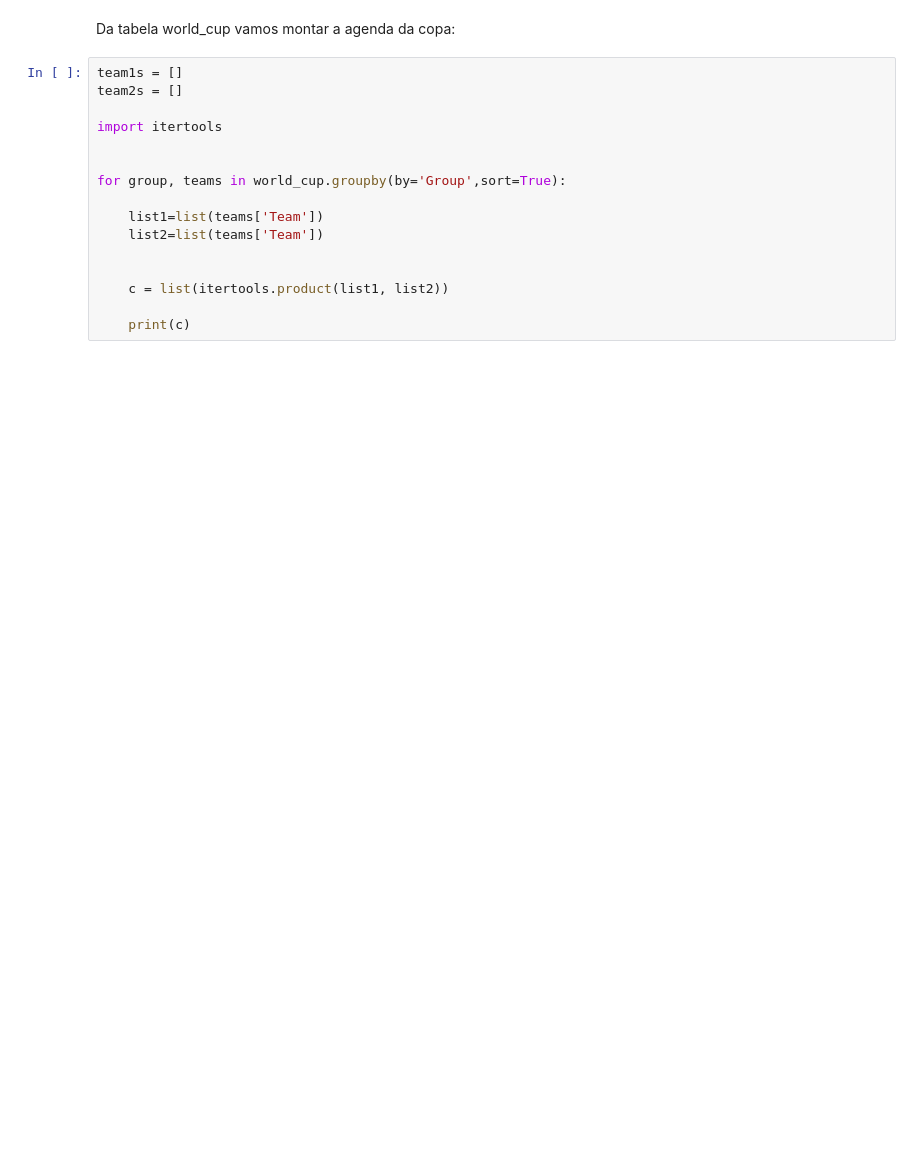
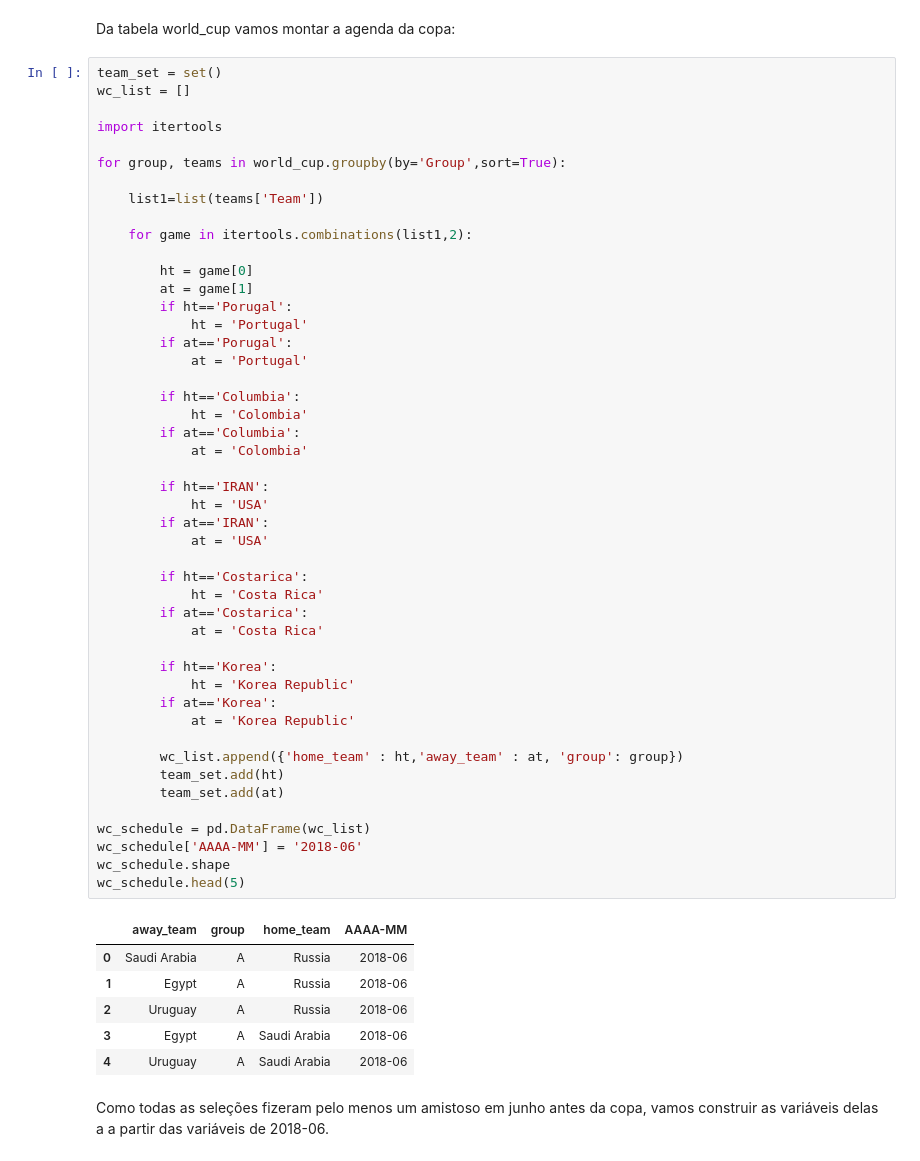
Before and after one commit to hugolouzada/DigitalTwinWorldCup, a Jupyter notebook: DTWorldCup.ipynb, the cells around one changed output. Saved outputs shown, nothing was run; the diff lists cells and outputs as text; blank space fills up the shorter version.

```diff
--- a/DTWorldCup.ipynb
+++ b/DTWorldCup.ipynb
@@ -831,18 +839,58 @@ LogisticRegression(C=99.4, class_weight=None, dual=False, fit_intercept=True,
 # %% [markdown]
 Da tabela world_cup vamos montar a agenda da copa:
-# %%
-team1s = []
-team2s = []
-
-import itertools
-
-
-for group, teams in world_cup.groupby(by='Group',sort=True):
-
-    list1=list(teams['Team'])
-    list2=list(teams['Team'])
-
-
-    c = list(itertools.product(list1, list2))
-
-    print(c)
+# %%
+team_set = set()
+wc_list = []
+
+import itertools
+
+for group, teams in world_cup.groupby(by='Group',sort=True):
+
+    list1=list(teams['Team'])
+
+    for game in itertools.combinations(list1,2):
+
+        ht = game[0]
+        at = game[1]
+        if ht=='Porugal':
+            ht = 'Portugal'
+        if at=='Porugal':
+            at = 'Portugal'
+
+        if ht=='Columbia':
+            ht = 'Colombia'
+        if at=='Columbia':
+            at = 'Colombia'
+
+        if ht=='IRAN':
+            ht = 'USA'
+        if at=='IRAN':
+            at = 'USA'
+
+        if ht=='Costarica':
+            ht = 'Costa Rica'
+        if at=='Costarica':
+            at = 'Costa Rica'
+
+        if ht=='Korea':
+            ht = 'Korea Republic'
+        if at=='Korea':
+            at = 'Korea Republic'
+
+        wc_list.append({'home_team' : ht,'away_team' : at, 'group': group})
+        team_set.add(ht)
+        team_set.add(at)
+
+wc_schedule = pd.DataFrame(wc_list)
+wc_schedule['AAAA-MM'] = '2018-06'
+wc_schedule.shape
+wc_schedule.head(5)
+# %% [output]
+|  | away_team | group | home_team | AAAA-MM |
+| 0 | Saudi Arabia | A | Russia | 2018-06 |
+| 1 | Egypt | A | Russia | 2018-06 |
+| 2 | Uruguay | A | Russia | 2018-06 |
+| 3 | Egypt | A | Saudi Arabia | 2018-06 |
+| 4 | Uruguay | A | Saudi Arabia | 2018-06 |
+# %% [markdown]
+Como todas as seleções fizeram pelo menos um amistoso em junho antes da copa, vamos construir as variáveis delas a a partir das variáveis de 2018-06.
```
Also changed, not shown: parts of 14 cells of this notebook.
